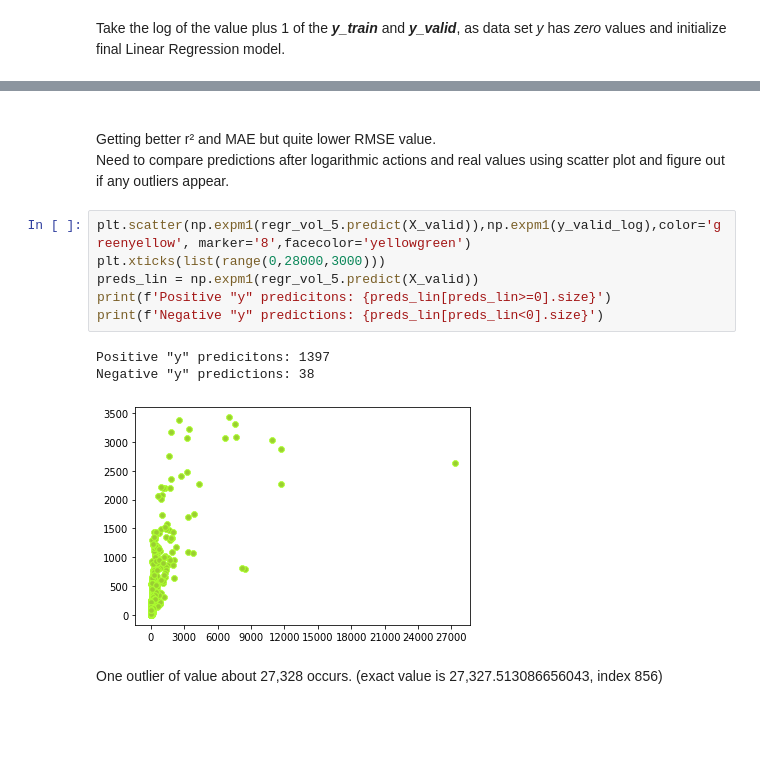
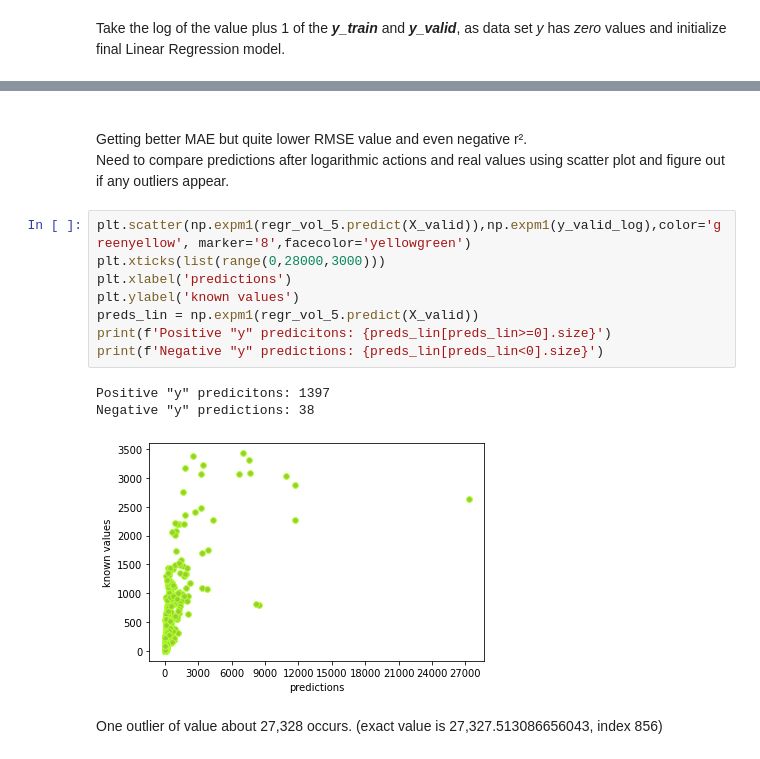
Before and after one commit to unkind58/Project_WHO_suicide_statistics_predictions, a Jupyter notebook: WHO_suicide_statistics_predictions.ipynb, the cells around one changed output, grey strips where cells are left out. Drawn from its saved outputs; the diff is of its cells as text; blank space fills up the shorter version.

```diff
--- a/WHO_suicide_statistics_predictions.ipynb
+++ b/WHO_suicide_statistics_predictions.ipynb
@@ -478,16 +499,18 @@ print_score_log(regr_vol_5,X_train, X_valid,y_train_log, y_valid_log)
 # %% [markdown]
-<br>Getting better r² and MAE but quite lower RMSE value.</br>
+<br>Getting better MAE but quite lower RMSE value and even negative r².</br>
 <br>Need to compare predictions after logarithmic actions and real values using scatter plot and figure out if any outliers appear.</br>
 # %%
 plt.scatter(np.expm1(regr_vol_5.predict(X_valid)),np.expm1(y_valid_log),color='greenyellow', marker='8',facecolor='yellowgreen')
 plt.xticks(list(range(0,28000,3000)))
+plt.xlabel('predictions')
+plt.ylabel('known values')
 preds_lin = np.expm1(regr_vol_5.predict(X_valid))
 print(f'Positive "y" predicitons: {preds_lin[preds_lin>=0].size}')
 print(f'Negative "y" predictions: {preds_lin[preds_lin<0].size}')
 # %% [output]
 Positive "y" predicitons: 1397
 Negative "y" predictions: 38
-[figure, old version]
+[figure, new version]
 # %% [markdown]
 One outlier of value about 27,328 occurs. (exact value is 27,327.513086656043, index 856)
 # %% [markdown]
```
Also changed, not shown: parts of 37 cells of this notebook.
